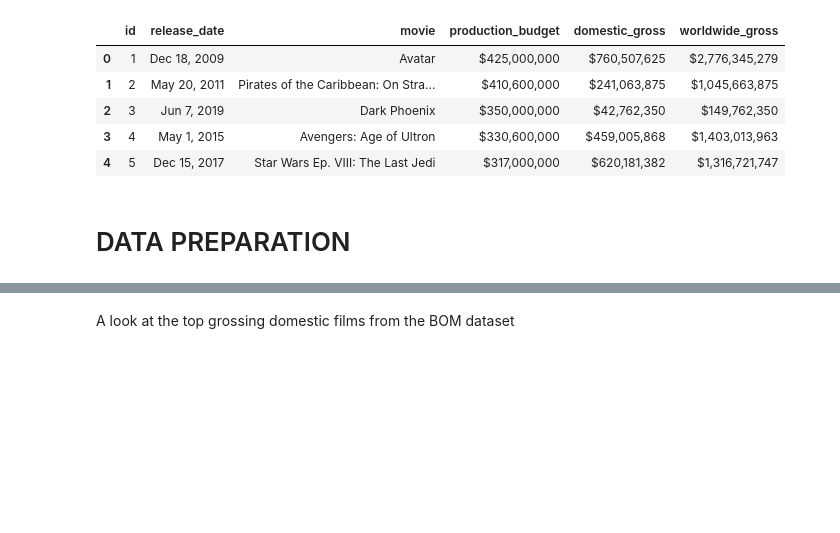
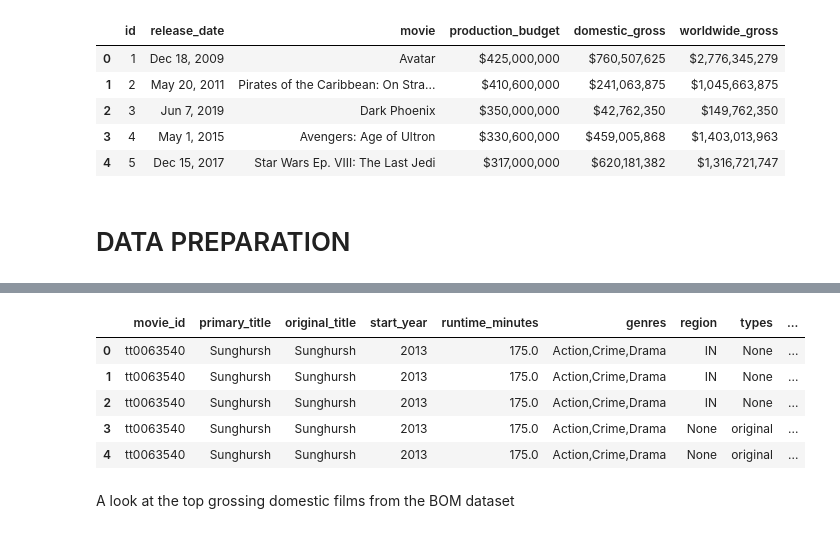
Before and after one commit to Aachiko/Microsoft-Movie-Market-Analysis, a Jupyter notebook: phase_1_project.ipynb, the cells around one changed output, grey strips where cells are left out. Saved outputs shown, nothing was run; the diff lists cells and outputs as text; code cells hidden in the pictures; blank space fills up the shorter version.

```diff
--- a/phase_1_project.ipynb
+++ b/phase_1_project.ipynb
@@ -269,0 +215,4 @@ Writers_Directors_list = Writers_Directors1['person_id'].drop_duplicates()
+# %%
+# Additional merge with movie ratings table
+imdb_basics= pd.merge(imdb_drop1, movie_ratings_table, on = 'movie_id', how = 'outer')
+imdb_basics.info()
@@ -269,0 +237,8 @@ Writers_Directors_list = Writers_Directors1['person_id'].drop_duplicates()
+# %%
+imdb_basics['original_title'] = imdb_basics['original_title'].fillna('')
+imdb_basics['region'] = imdb_basics['region'].fillna('')
+imdb_basics['runtime_minutes'] = imdb_basics['runtime_minutes'].fillna('')
+imdb_basics['genres'] = imdb_basics['genres'].fillna('')
+imdb_basics['types'] = imdb_basics['types'].fillna('')
+imdb_basics['averagerating'] = imdb['averagerating'].fillna('')
+imdb_basics['numvotes'] = imdb_basics['numvotes']
@@ -269,0 +247,5 @@ Writers_Directors_list = Writers_Directors1['person_id'].drop_duplicates()
+# %%
+personnel= pd.merge(known_for_table, principals_table, on = 'person_id')
+personnel1= personnel.drop_duplicates(subset=['movie_id_x', 'movie_id_y'])
+personnel2 = personnel1.drop(['ordering'], axis= 1)
+personnel2.info()
@@ -269,0 +266,12 @@ Writers_Directors_list = Writers_Directors1['person_id'].drop_duplicates()
+# %%
+imdb_merge2= pd.merge(imdb_basics,personnel2,left_on='movie_id', right_on = 'movie_id_x')
+imdb_drop2 = imdb_merge2.drop_duplicates()
+imdb_drop3 =imdb_drop2.drop(['movie_id_x'], axis =1)
+imdb_drop3.head()
+# %% [output]
+|  | movie_id | primary_title | original_title | start_year | runtime_minutes | genres | region | types | ... |
+| 0 | tt0063540 | Sunghursh | Sunghursh | 2013 | 175.0 | Action,Crime,Drama | IN | None | ... |
+| 1 | tt0063540 | Sunghursh | Sunghursh | 2013 | 175.0 | Action,Crime,Drama | IN | None | ... |
+| 2 | tt0063540 | Sunghursh | Sunghursh | 2013 | 175.0 | Action,Crime,Drama | IN | None | ... |
+| 3 | tt0063540 | Sunghursh | Sunghursh | 2013 | 175.0 | Action,Crime,Drama | None | original | ... |
+| 4 | tt0063540 | Sunghursh | Sunghursh | 2013 | 175.0 | Action,Crime,Drama | None | original | ... |
```
Also changed, not shown: parts of 27 cells of this notebook.
